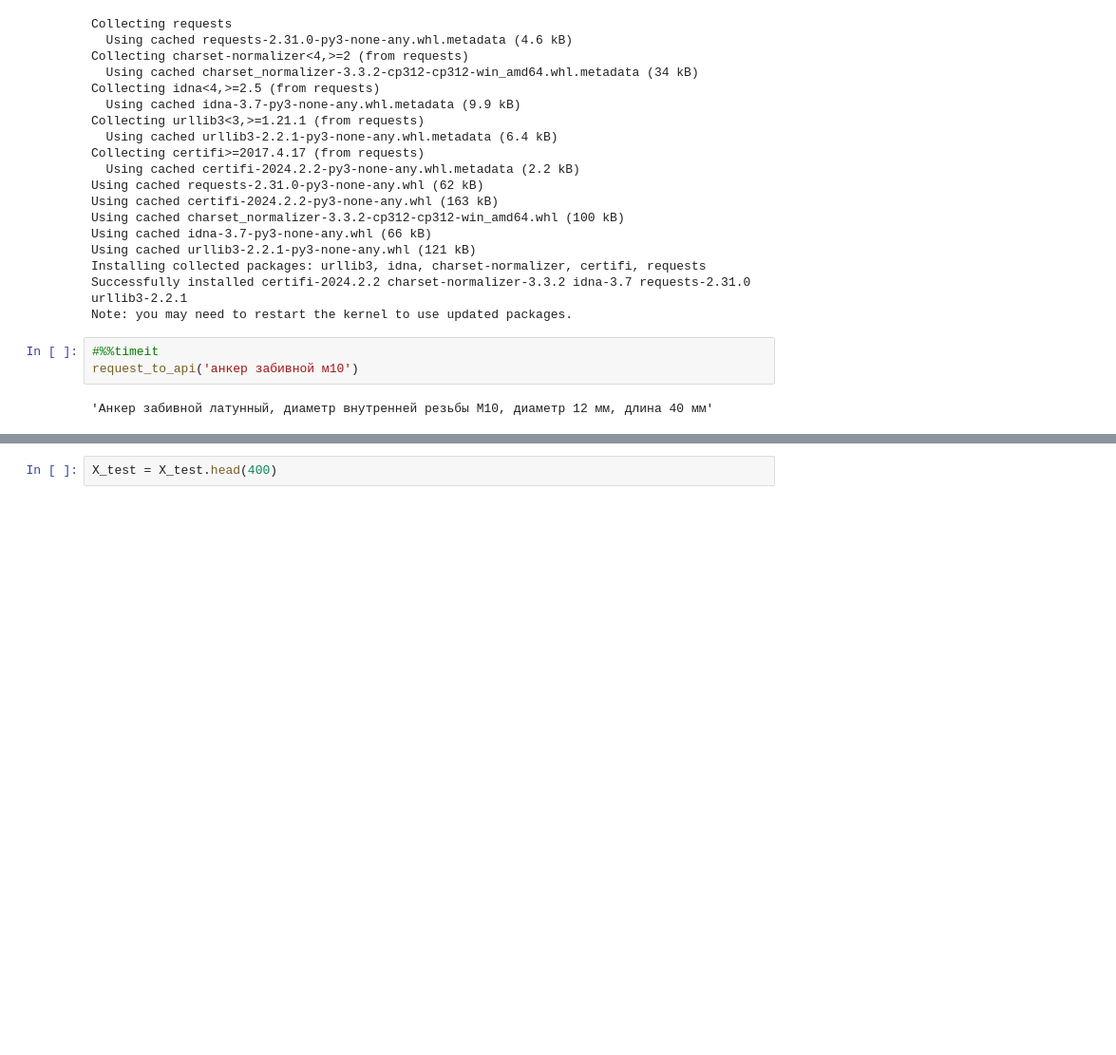
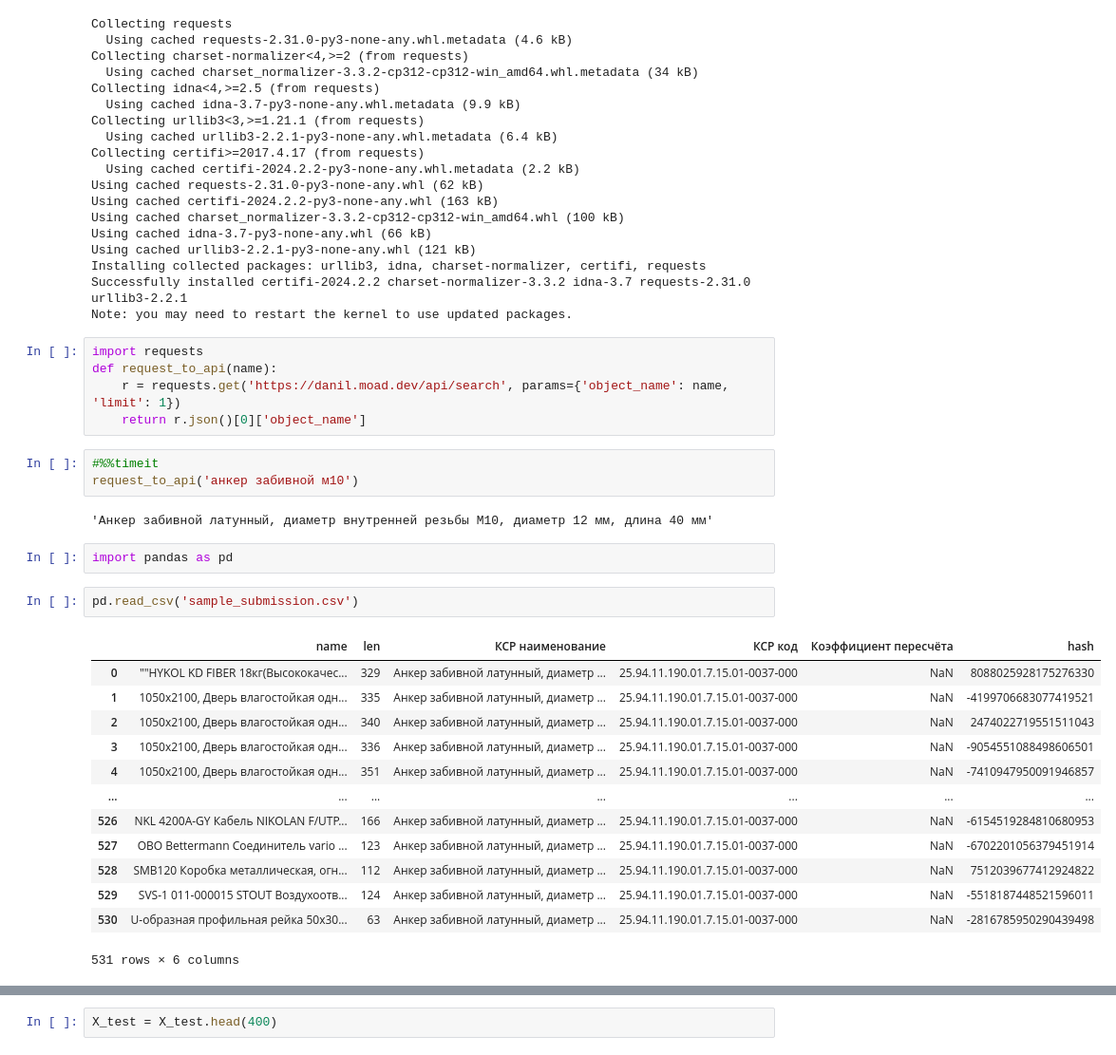
Before and after one commit to moad-dev/bureclass, a Jupyter notebook: research/brc.ipynb, the cells around one changed output, grey strips where cells are left out. Shown: that part at 95% size. Cells and saved outputs as stored; diff of their text form; blank space fills up the shorter version.

```diff
--- a/research/brc.ipynb
+++ b/research/brc.ipynb
@@ -303,8 +282,31 @@ Using cached urllib3-2.2.1-py3-none-any.whl (121 kB)
 Installing collected packages: urllib3, idna, charset-normalizer, certifi, requests
 Successfully installed certifi-2024.2.2 charset-normalizer-3.3.2 idna-3.7 requests-2.31.0 urllib3-2.2.1
 Note: you may need to restart the kernel to use updated packages.
+# %%
+import requests
+def request_to_api(name):
+    r = requests.get('https://danil.moad.dev/api/search', params={'object_name': name, 'limit': 1})
+    return r.json()[0]['object_name']
 # %%
 #%%timeit
 request_to_api('анкер забивной м10')
 # %% [output]
 'Анкер забивной латунный, диаметр внутренней резьбы М10, диаметр 12 мм, длина 40 мм'
+# %%
+import pandas as pd
+# %%
+pd.read_csv('sample_submission.csv')
+# %% [output]
+|  | name | len | КСР наименование | КСР код | Коэффициент пересчёта | hash |
+| 0 | ""HYKOL KD FIBER 18кг(Высококачес... | 329 | Анкер забивной латунный, диаметр ... | 25.94.11.190.01.7.15.01-0037-000 | NaN | 8088025928175276330 |
+| 1 | 1050х2100, Дверь влагостойкая одн... | 335 | Анкер забивной латунный, диаметр ... | 25.94.11.190.01.7.15.01-0037-000 | NaN | -4199706683077419521 |
+| 2 | 1050х2100, Дверь влагостойкая одн... | 340 | Анкер забивной латунный, диаметр ... | 25.94.11.190.01.7.15.01-0037-000 | NaN | 2474022719551511043 |
+| 3 | 1050х2100, Дверь влагостойкая одн... | 336 | Анкер забивной латунный, диаметр ... | 25.94.11.190.01.7.15.01-0037-000 | NaN | -9054551088498606501 |
+| 4 | 1050x2100, Дверь влагостойкая одн... | 351 | Анкер забивной латунный, диаметр ... | 25.94.11.190.01.7.15.01-0037-000 | NaN | -7410947950091946857 |
+| ... | ... | ... | ... | ... | ... | ... |
+| 526 | NKL 4200A-GY Кабель NIKOLAN F/UTP... | 166 | Анкер забивной латунный, диаметр ... | 25.94.11.190.01.7.15.01-0037-000 | NaN | -6154519284810680953 |
+| 527 | OBO Bettermann Соединитель vario ... | 123 | Анкер забивной латунный, диаметр ... | 25.94.11.190.01.7.15.01-0037-000 | NaN | -6702201056379451914 |
+| 528 | SMB120 Коробка металлическая, огн... | 112 | Анкер забивной латунный, диаметр ... | 25.94.11.190.01.7.15.01-0037-000 | NaN | 7512039677412924822 |
+| 529 | SVS-1 011-000015 STOUT Воздухоотв... | 124 | Анкер забивной латунный, диаметр ... | 25.94.11.190.01.7.15.01-0037-000 | NaN | -5518187448521596011 |
+| 530 | U-образная профильная рейка 50x30... | 63 | Анкер забивной латунный, диаметр ... | 25.94.11.190.01.7.15.01-0037-000 | NaN | -2816785950290439498 |
+531 rows × 6 columns
```
Also changed, not shown: parts of 7 cells of this notebook, 4 other files.
